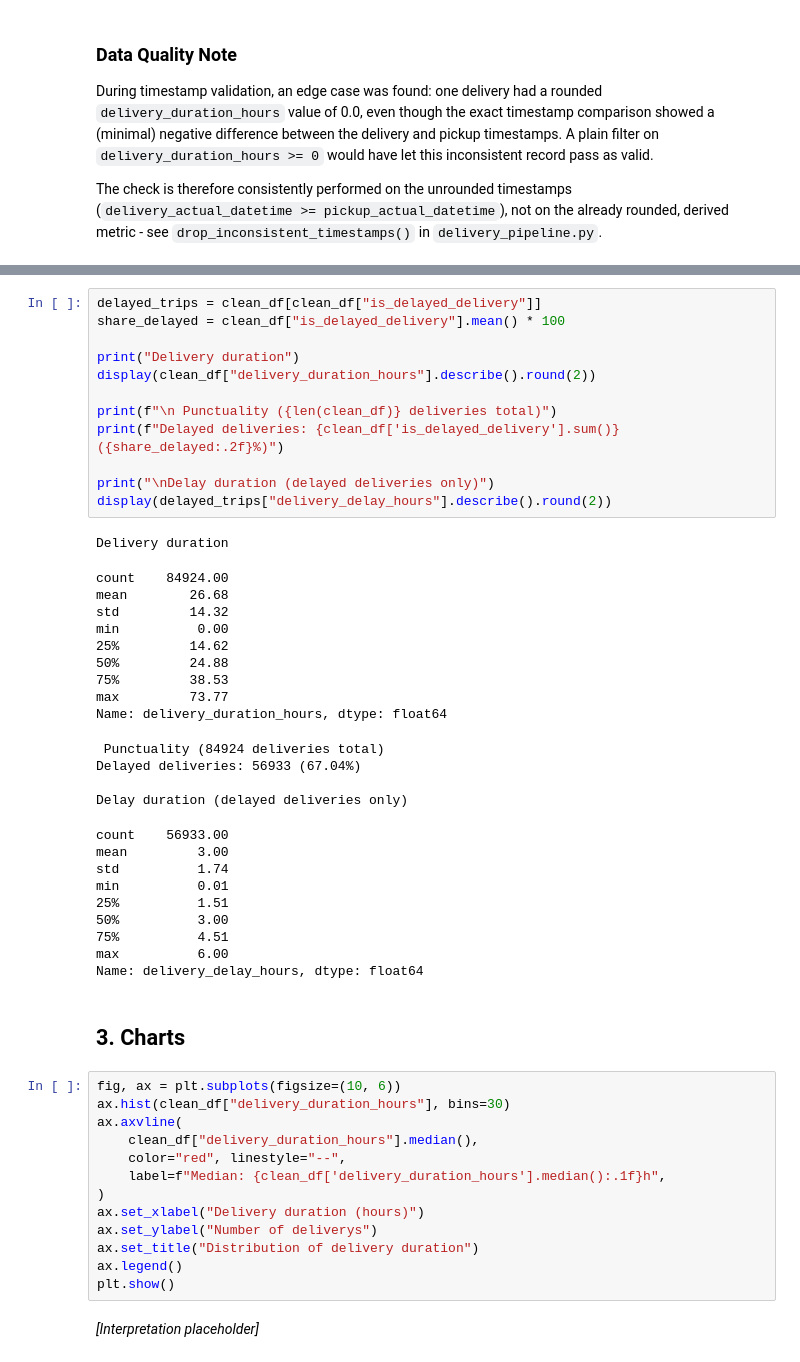
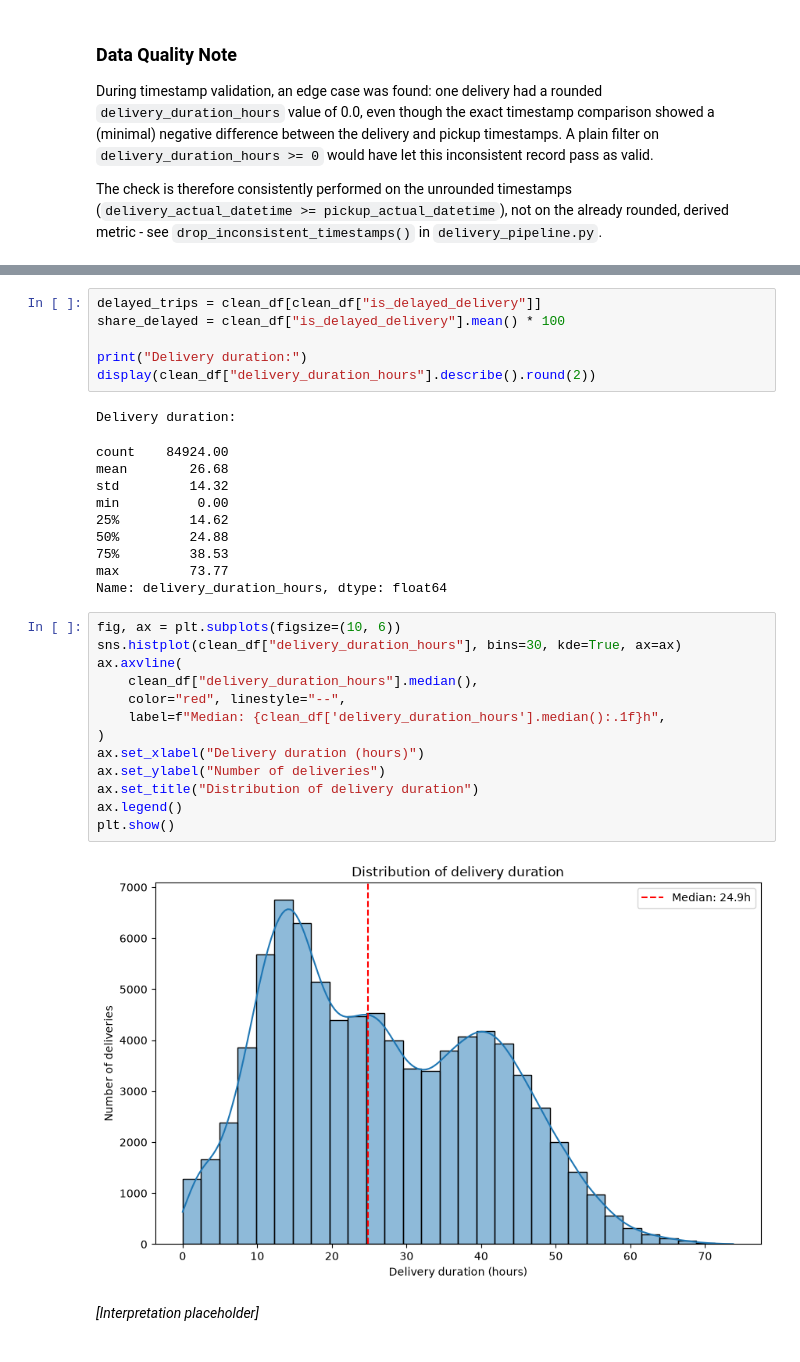
Before and after one commit to NowhereOutThere/smart-logistics-analytics, a Jupyter notebook: notebooks/01_delivery_performance.ipynb, the cells around one changed output, grey strips where cells are left out. Saved outputs shown, nothing was run; the diff lists cells and outputs as text.

Commit message:
feat(notebook): restructure notebook 01 and add new graphics

```diff
--- a/notebooks/01_delivery_performance.ipynb
+++ b/notebooks/01_delivery_performance.ipynb
@@ -71,16 +72,10 @@ The check is therefore consistently performed on the unrounded timestamps (`deli
 delayed_trips = clean_df[clean_df["is_delayed_delivery"]]
 share_delayed = clean_df["is_delayed_delivery"].mean() * 100
 
-print("Delivery duration")
+print("Delivery duration:")
 display(clean_df["delivery_duration_hours"].describe().round(2))
-
-print(f"\n Punctuality ({len(clean_df)} deliveries total)")
-print(f"Delayed deliveries: {clean_df['is_delayed_delivery'].sum()} ({share_delayed:.2f}%)")
-
-print("\nDelay duration (delayed deliveries only)")
-display(delayed_trips["delivery_delay_hours"].describe().round(2))
 # %% [output]
-Delivery duration
+Delivery duration:
 count    84924.00
 mean        26.68
 std         14.32
@@ -90,33 +85,20 @@ min          0.00
 75%         38.53
 max         73.77
 Name: delivery_duration_hours, dtype: float64
- Punctuality (84924 deliveries total)
-Delayed deliveries: 56933 (67.04%)
-
-Delay duration (delayed deliveries only)
-count    56933.00
-mean         3.00
-std          1.74
-min          0.01
-25%          1.51
-50%          3.00
-75%          4.51
-max          6.00
-Name: delivery_delay_hours, dtype: float64
-# %% [markdown]
-## 3. Charts
-# %%
-fig, ax = plt.subplots(figsize=(10, 6))
-ax.hist(clean_df["delivery_duration_hours"], bins=30)
-ax.axvline(
-    clean_df["delivery_duration_hours"].median(),
-    color="red", linestyle="--",
-    label=f"Median: {clean_df['delivery_duration_hours'].median():.1f}h",
-)
-ax.set_xlabel("Delivery duration (hours)")
-ax.set_ylabel("Number of deliverys")
-ax.set_title("Distribution of delivery duration")
-ax.legend()
-plt.show()
+# %%
+fig, ax = plt.subplots(figsize=(10, 6))
+sns.histplot(clean_df["delivery_duration_hours"], bins=30, kde=True, ax=ax)
+ax.axvline(
+    clean_df["delivery_duration_hours"].median(),
+    color="red", linestyle="--",
+    label=f"Median: {clean_df['delivery_duration_hours'].median():.1f}h",
+)
+ax.set_xlabel("Delivery duration (hours)")
+ax.set_ylabel("Number of deliveries")
+ax.set_title("Distribution of delivery duration")
+ax.legend()
+plt.show()
+# %% [output]
+[figure, added]
 # %% [markdown]
 *[Interpretation placeholder]*
```
Also changed, not shown: parts of 20 cells of this notebook.
